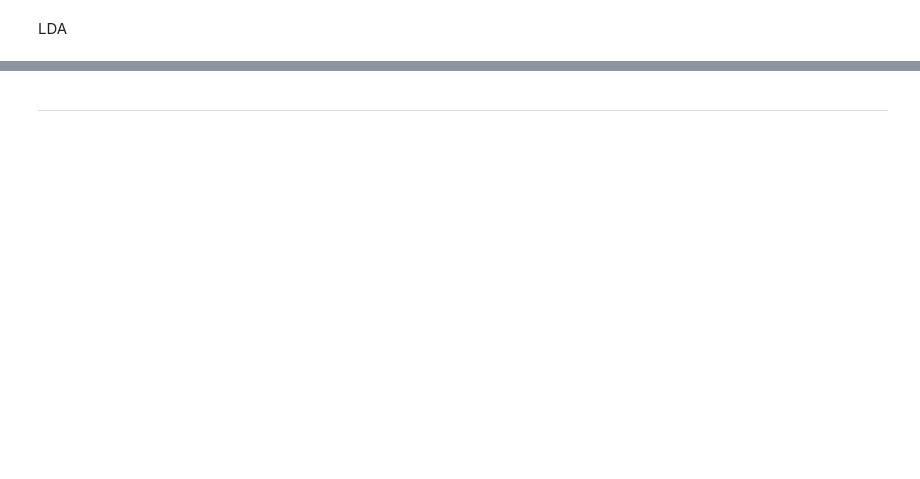
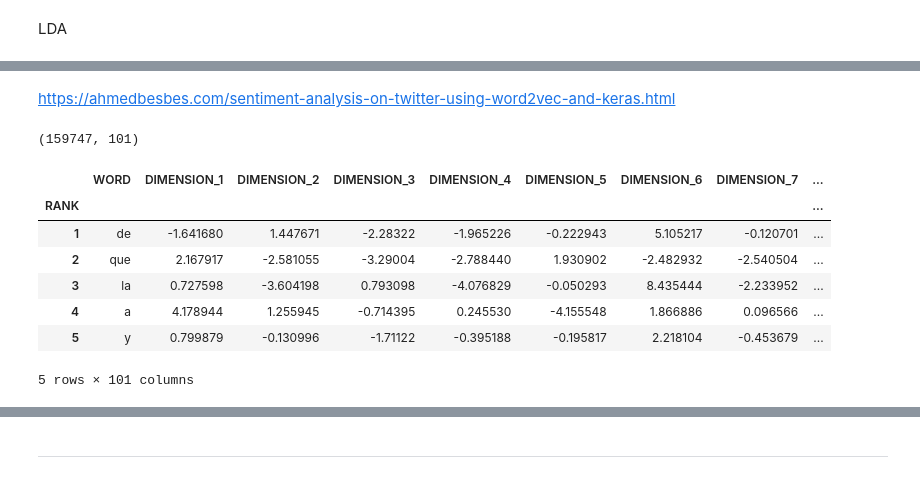
Before and after one commit to RoundU/RoundU, a Jupyter notebook: tweet to NLP.ipynb, the cells around one changed output, grey strips where cells are left out. Drawn from its saved outputs; the diff is of its cells as text; code cells hidden in the pictures; blank space fills up the shorter version.

Commit message:
w2v model creation

```diff
--- a/tweet to NLP.ipynb
+++ b/tweet to NLP.ipynb
@@ -784,0 +682,2 @@ topic
+# %% [markdown]
+https://ahmedbesbes.com/sentiment-analysis-on-twitter-using-word2vec-and-keras.html
@@ -784,0 +696,17 @@ topic
+# %%
+modelo = pd.read_csv('./data/WORD2VEC-Twitter-Espa_ol_para_Latinoam_rica__Espa_a_y_Estados_Unidos.csv', index_col="RANK")
+# %%
+modelo.shape
+# %% [output]
+(159747, 101)
+# %%
+modelo.head()
+# %% [output]
+|  | WORD | DIMENSION_1 | DIMENSION_2 | DIMENSION_3 | DIMENSION_4 | DIMENSION_5 | DIMENSION_6 | DIMENSION_7 | ... |
+| RANK |  |  |  |  |  |  |  |  | ... |
+| 1 | de | -1.641680 | 1.447671 | -2.28322 | -1.965226 | -0.222943 | 5.105217 | -0.120701 | ... |
+| 2 | que | 2.167917 | -2.581055 | -3.29004 | -2.788440 | 1.930902 | -2.482932 | -2.540504 | ... |
+| 3 | la | 0.727598 | -3.604198 | 0.793098 | -4.076829 | -0.050293 | 8.435444 | -2.233952 | ... |
+| 4 | a | 4.178944 | 1.255945 | -0.714395 | 0.245530 | -4.155548 | 1.866886 | 0.096566 | ... |
+| 5 | y | 0.799879 | -0.130996 | -1.71122 | -0.395188 | -0.195817 | 2.218104 | -0.453679 | ... |
+5 rows × 101 columns
```
Also changed, not shown: parts of 73 cells of this notebook, 3 other files.
